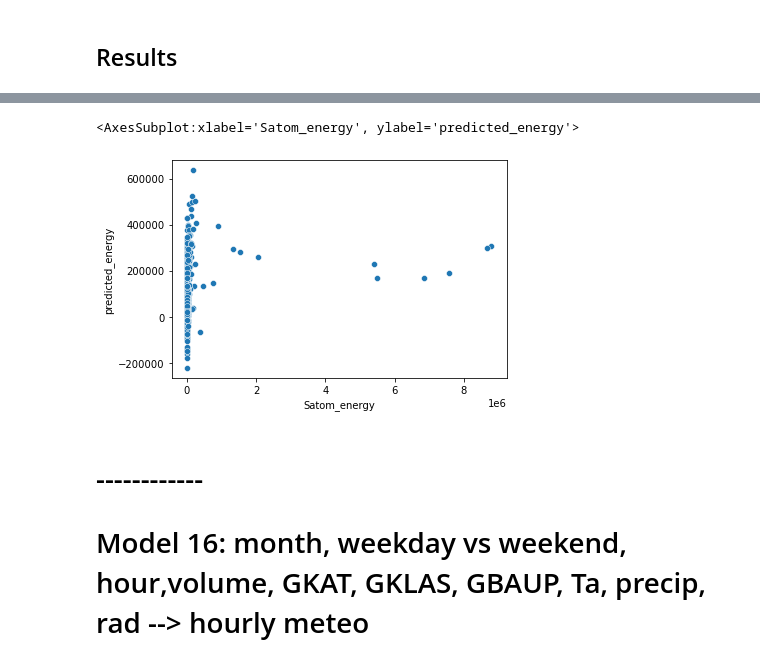
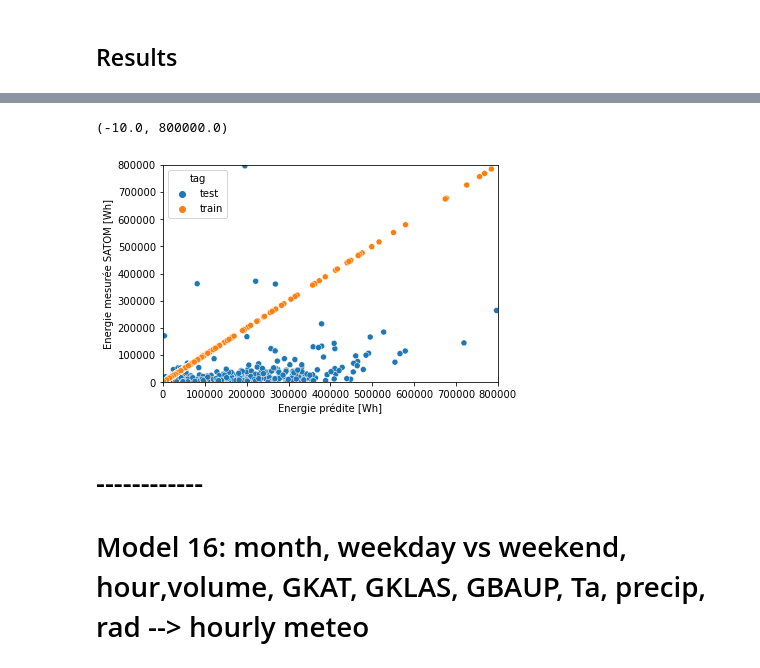
Before and after one commit to seleneledain/DesignProject2021, a Jupyter notebook: SATOM_linear_timeseries.ipynb, the cells around one changed output, grey strips where cells are left out. Saved outputs shown, nothing was run; the diff lists cells and outputs as text; code cells hidden in the pictures.

```diff
--- a/SATOM_linear_timeseries.ipynb
+++ b/SATOM_linear_timeseries.ipynb
@@ -3285,8 +3414,12 @@ Performance of the model:
-# %%
-sns.scatterplot(energy_prediction_15["Satom_energy"], energy_prediction_15["predicted_energy"])
-# %% [output]
-<AxesSubplot:xlabel='Satom_energy', ylabel='predicted_energy'>
-[figure, removed]
+# %%
+sns.scatterplot(energy_prediction['predicted_energy'], energy_prediction['Satom_energy'], hue=energy_prediction['tag'])
+plt.xlabel("Energie prédite [Wh]")
+plt.ylabel("Energie mesurée SATOM [Wh]")
+plt.xlim(-10, 800000)
+plt.ylim(-10, 800000)
+# %% [output]
+(-10.0, 800000.0)
+[figure, added]
 # %% [markdown]
 # ------------
 # Model 16: month, weekday vs weekend, hour,volume, GKAT, GKLAS, GBAUP, Ta, precip, rad --> hourly meteo
```
Also changed, not shown: parts of 27 cells of this notebook, 10 other files.
